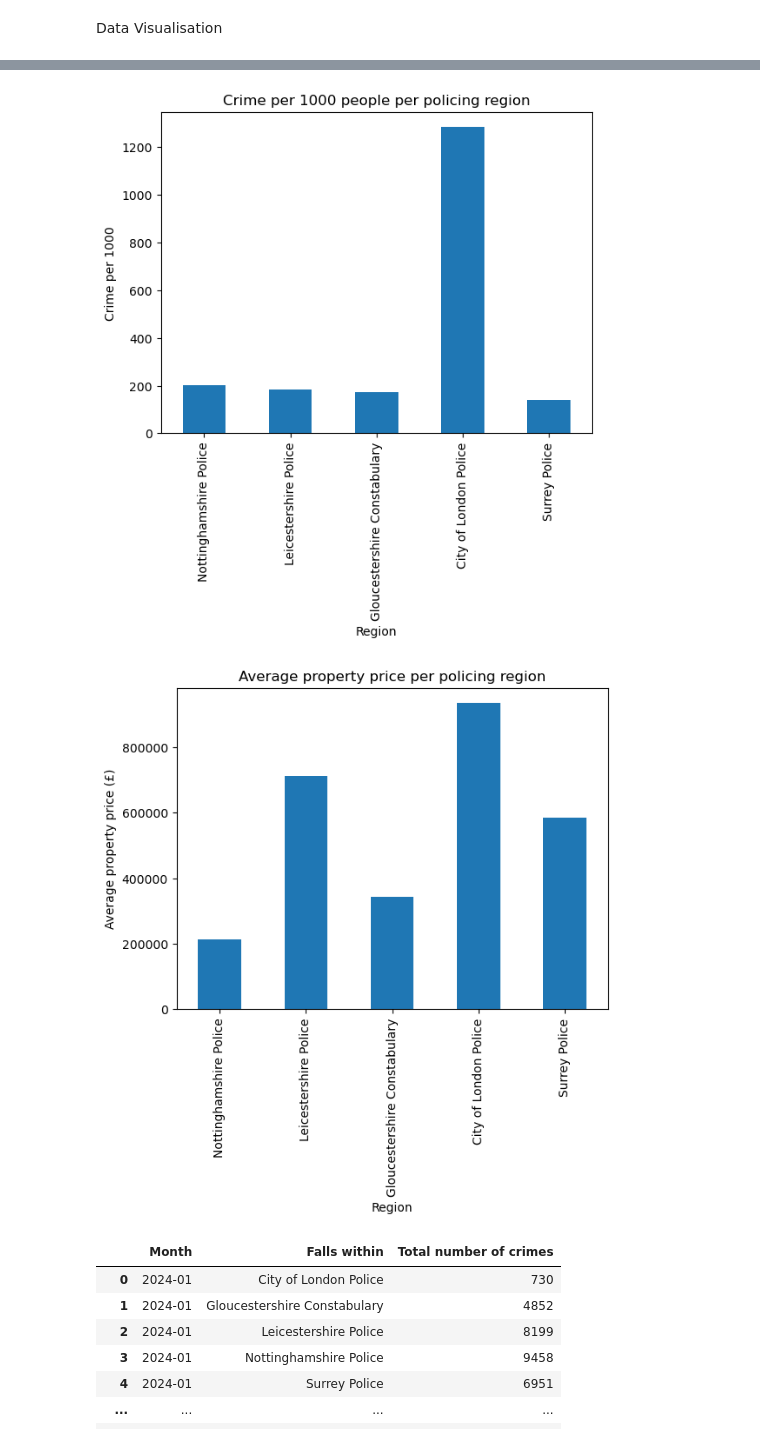
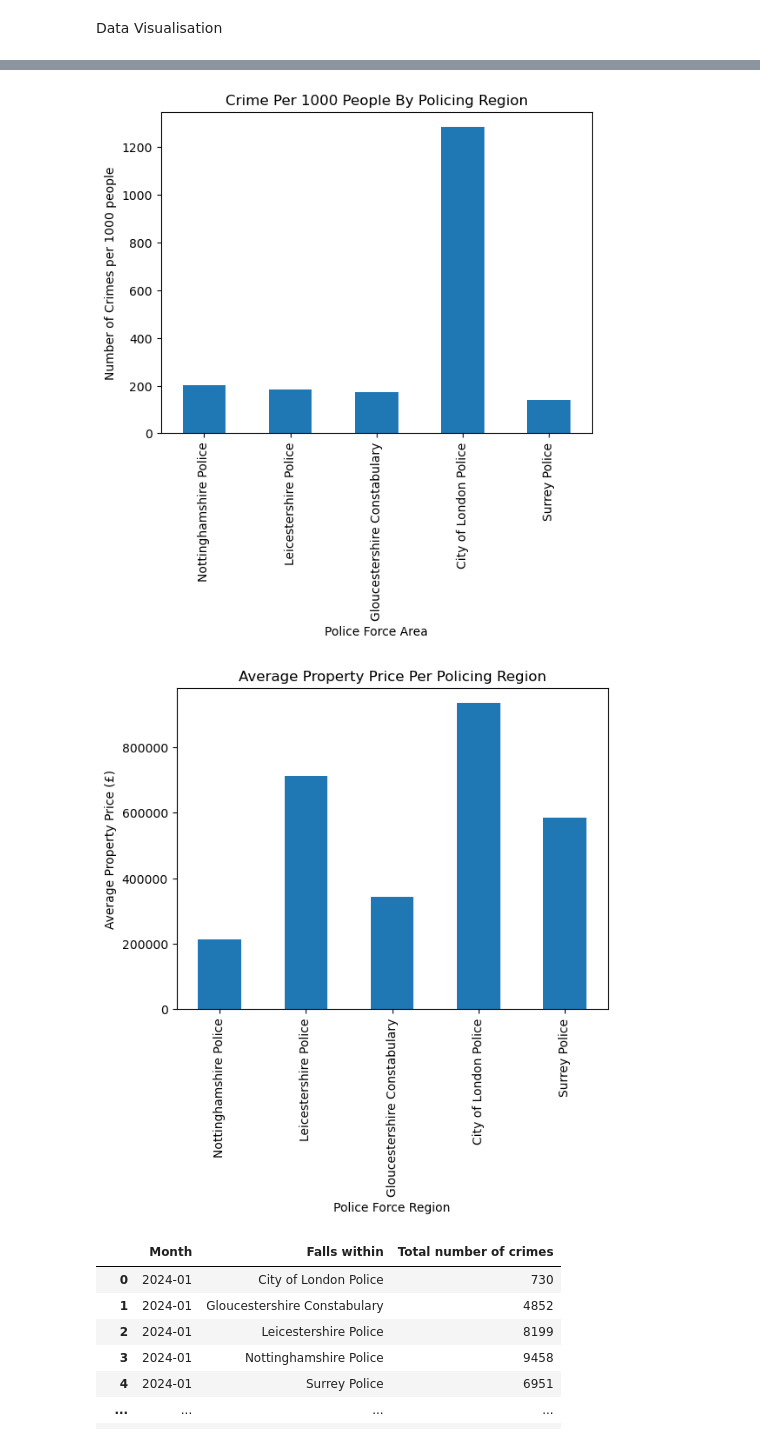
Before and after one commit to Melissa-Pasquali/Crime-Analysis-Project, a Jupyter notebook: notebooks/eda_analysis.ipynb, the cells around one changed output, grey strips where cells are left out. Saved outputs shown, nothing was run; the diff lists cells and outputs as text; code cells hidden in the pictures.

```diff
--- a/notebooks/eda_analysis.ipynb
+++ b/notebooks/eda_analysis.ipynb
@@ -32,7 +32,7 @@ reference_df
 | Surrey Police | 1248649 | 584320 |
 # %%
 #Import clean dataset
-path = r"C:\Users\melpa\OneDrive\My Documents\Crime Analysis Project\data\processed\Clean_street_analysis.csv"
+path = "../data/processed/Clean_street_analysis.csv"
 df=pd.read_csv(path)
 df.head()
 # %% [output]
@@ -107,27 +104,23 @@ plt.show()
 # %%
 #Graph to compare crimes per 1000 people between police force regions
 reference_df['Crime per 1000'].plot(kind="bar")
-
-plt.xlabel("Region")
-plt.ylabel("Crime per 1000")
-plt.title("Crime per 1000 people per policing region")
-
+plt.xlabel("Police Force Area")
+plt.ylabel("Number of Crimes per 1000 people")
+plt.title("Crime Per 1000 People By Policing Region")
 plt.xticks(rotation=90)
 plt.show()
 # %% [output]
-[figure, old version]
+[figure, new version]
 # %%
-#Graph to compare the average propert prices between policing regions
+#Graph to compare the average property prices between policing regions
 reference_df['Average Property Price'].plot(kind="bar")
-
-plt.xlabel("Region")
-plt.ylabel("Average property price (£)")
-plt.title("Average property price per policing region")
-
+plt.xlabel("Police Force Region")
+plt.ylabel("Average Property Price (£)")
+plt.title("Average Property Price Per Policing Region")
 plt.xticks(rotation=90)
 plt.show()
 # %% [output]
-[figure, old version]
+[figure, new version]
 # %%
 #Grouping all dates toghether for each region with the number of crimes committed
 crime_trends = df.groupby(['Month', 'Falls within']).size().reset_index(name="Total number of crimes")
```
Also changed, not shown: parts of 8 cells of this notebook, 1 other file.
